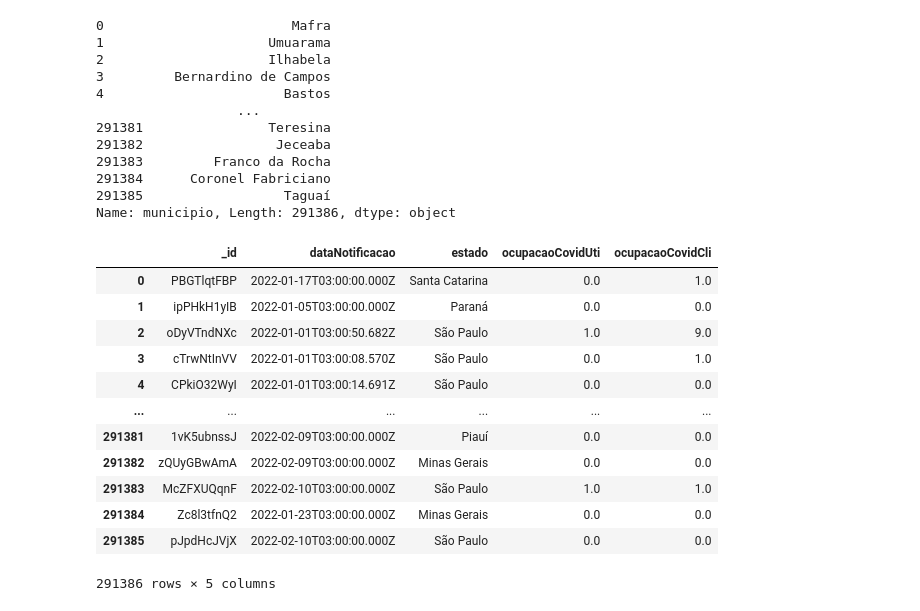
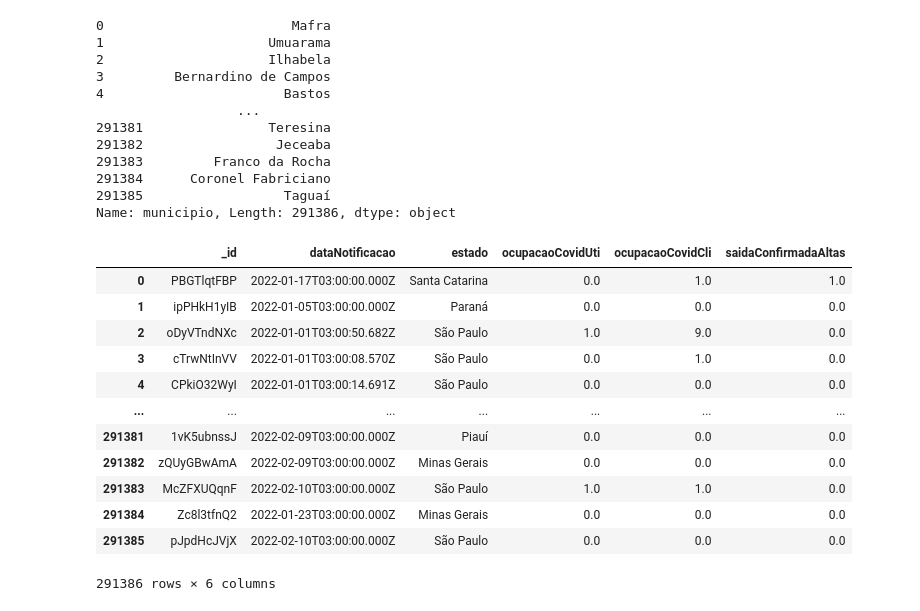
Before and after one commit to grazi-rodrigues/AnimaCursoDeExtensaoPythonPandas2023, a Jupyter notebook: Projeto.ipynb, the cells around one changed output. Cells and saved outputs as stored; diff of their text form; code cells hidden in the pictures.

```diff
--- a/Projeto.ipynb
+++ b/Projeto.ipynb
@@ -127,19 +127,19 @@ display(leito_ocupacao['municipio'])
 Name: municipio, Length: 291386, dtype: object
 # %%
 # Aqui criamos outro DataFrame com apenas algumas colunas
-conf_df = leito_ocupacao[['_id', 'dataNotificacao', 'estado', 'ocupacaoCovidUti', 'ocupacaoCovidCli']]
+conf_df = leito_ocupacao[['_id', 'dataNotificacao', 'estado', 'ocupacaoCovidUti', 'ocupacaoCovidCli', 'saidaConfirmadaAltas']]
 display(conf_df)
 # %% [output]
-|  | _id | dataNotificacao | estado | ocupacaoCovidUti | ocupacaoCovidCli |
-| 0 | PBGTlqtFBP | 2022-01-17T03:00:00.000Z | Santa Catarina | 0.0 | 1.0 |
-| 1 | ipPHkH1yIB | 2022-01-05T03:00:00.000Z | Paraná | 0.0 | 0.0 |
-| 2 | oDyVTndNXc | 2022-01-01T03:00:50.682Z | São Paulo | 1.0 | 9.0 |
-| 3 | cTrwNtInVV | 2022-01-01T03:00:08.570Z | São Paulo | 0.0 | 1.0 |
-| 4 | CPkiO32WyI | 2022-01-01T03:00:14.691Z | São Paulo | 0.0 | 0.0 |
-| ... | ... | ... | ... | ... | ... |
-| 291381 | 1vK5ubnssJ | 2022-02-09T03:00:00.000Z | Piauí | 0.0 | 0.0 |
-| 291382 | zQUyGBwAmA | 2022-02-09T03:00:00.000Z | Minas Gerais | 0.0 | 0.0 |
-| 291383 | McZFXUQqnF | 2022-02-10T03:00:00.000Z | São Paulo | 1.0 | 1.0 |
-| 291384 | Zc8l3tfnQ2 | 2022-01-23T03:00:00.000Z | Minas Gerais | 0.0 | 0.0 |
-| 291385 | pJpdHcJVjX | 2022-02-10T03:00:00.000Z | São Paulo | 0.0 | 0.0 |
+|  | _id | dataNotificacao | estado | ocupacaoCovidUti | ocupacaoCovidCli | saidaConfirmadaAltas |
+| 0 | PBGTlqtFBP | 2022-01-17T03:00:00.000Z | Santa Catarina | 0.0 | 1.0 | 1.0 |
+| 1 | ipPHkH1yIB | 2022-01-05T03:00:00.000Z | Paraná | 0.0 | 0.0 | 0.0 |
+| 2 | oDyVTndNXc | 2022-01-01T03:00:50.682Z | São Paulo | 1.0 | 9.0 | 0.0 |
+| 3 | cTrwNtInVV | 2022-01-01T03:00:08.570Z | São Paulo | 0.0 | 1.0 | 0.0 |
+| 4 | CPkiO32WyI | 2022-01-01T03:00:14.691Z | São Paulo | 0.0 | 0.0 | 0.0 |
+| ... | ... | ... | ... | ... | ... | ... |
+| 291381 | 1vK5ubnssJ | 2022-02-09T03:00:00.000Z | Piauí | 0.0 | 0.0 | 0.0 |
+| 291382 | zQUyGBwAmA | 2022-02-09T03:00:00.000Z | Minas Gerais | 0.0 | 0.0 | 0.0 |
+| 291383 | McZFXUQqnF | 2022-02-10T03:00:00.000Z | São Paulo | 1.0 | 1.0 | 0.0 |
+| 291384 | Zc8l3tfnQ2 | 2022-01-23T03:00:00.000Z | Minas Gerais | 0.0 | 0.0 | 0.0 |
+| 291385 | pJpdHcJVjX | 2022-02-10T03:00:00.000Z | São Paulo | 0.0 | 0.0 | 0.0 |
-291386 rows × 5 columns
+291386 rows × 6 columns
```
